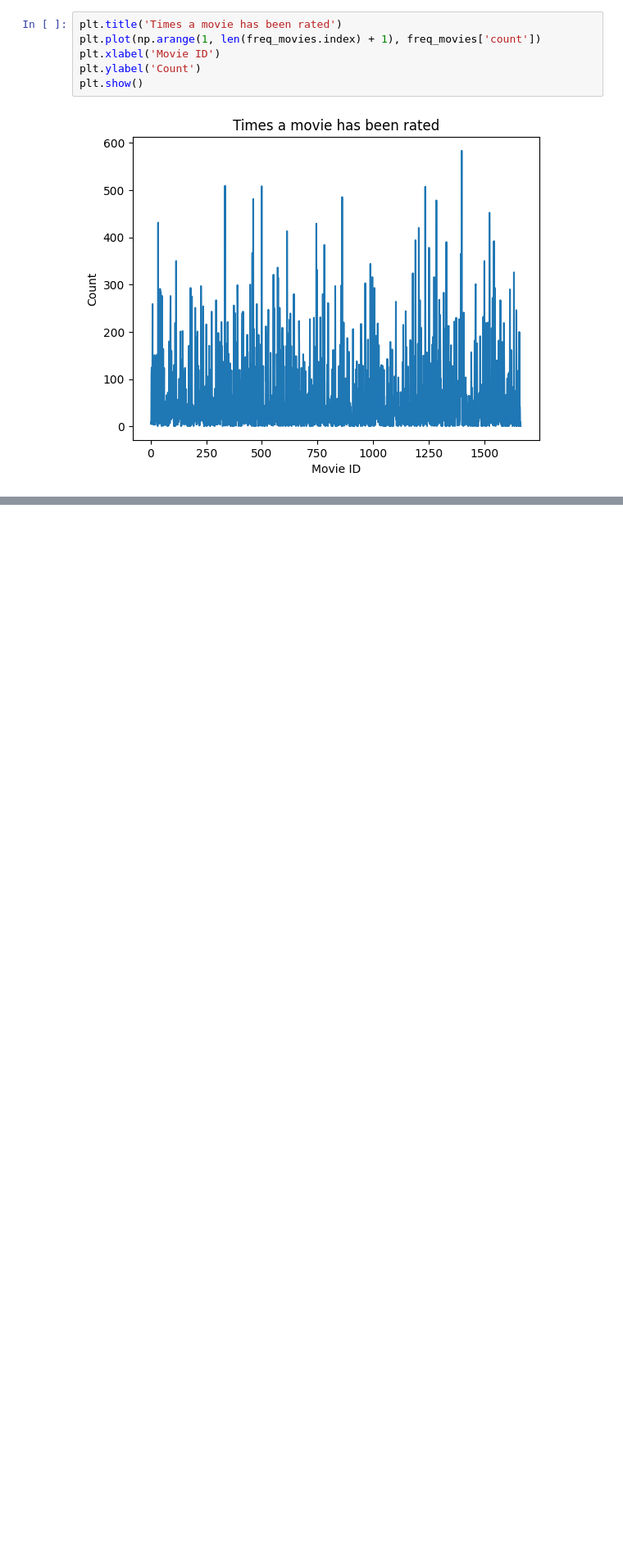
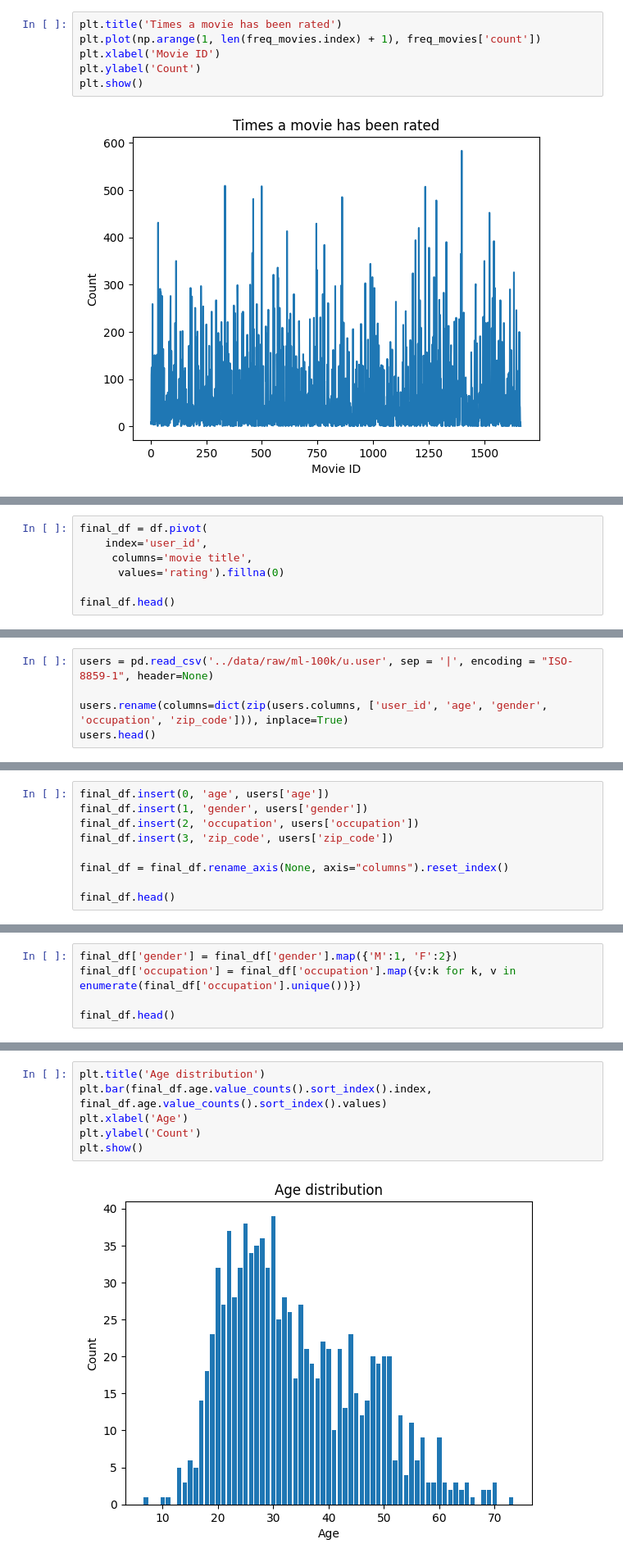
Before and after one commit to maintheme2/movie-recommender-system, a Jupyter notebook: notebooks/1.0-data-exploration-and-preprocessing.ipynb, the cells around one changed output, grey strips where cells are left out. Shown: that part at 82% size. Cells and saved outputs as stored; diff of their text form; blank space fills up the shorter version.

```diff
--- a/notebooks/1.0-data-exploration-and-preprocessing.ipynb
+++ b/notebooks/1.0-data-exploration-and-preprocessing.ipynb
@@ -154,0 +157,7 @@ plt.show()
+# %%
+final_df = df.pivot(
+    index='user_id',
+     columns='movie title',
+      values='rating').fillna(0)
+
+final_df.head()
@@ -154,0 +175,5 @@ plt.show()
+# %%
+users = pd.read_csv('../data/raw/ml-100k/u.user', sep = '|', encoding = "ISO-8859-1", header=None)
+
+users.rename(columns=dict(zip(users.columns, ['user_id', 'age', 'gender', 'occupation', 'zip_code'])), inplace=True)
+users.head()
@@ -154,0 +187,9 @@ plt.show()
+# %%
+final_df.insert(0, 'age', users['age'])
+final_df.insert(1, 'gender', users['gender'])
+final_df.insert(2, 'occupation', users['occupation'])
+final_df.insert(3, 'zip_code', users['zip_code'])
+
+final_df = final_df.rename_axis(None, axis="columns").reset_index()
+
+final_df.head()
@@ -154,0 +206,5 @@ plt.show()
+# %%
+final_df['gender'] = final_df['gender'].map({'M':1, 'F':2})
+final_df['occupation'] = final_df['occupation'].map({v:k for k, v in enumerate(final_df['occupation'].unique())})
+
+final_df.head()
@@ -154,0 +223,8 @@ plt.show()
+# %%
+plt.title('Age distribution')
+plt.bar(final_df.age.value_counts().sort_index().index, final_df.age.value_counts().sort_index().values)
+plt.xlabel('Age')
+plt.ylabel('Count')
+plt.show()
+# %% [output]
+[figure, added]
```
Also changed, not shown: parts of 11 cells of this notebook.
